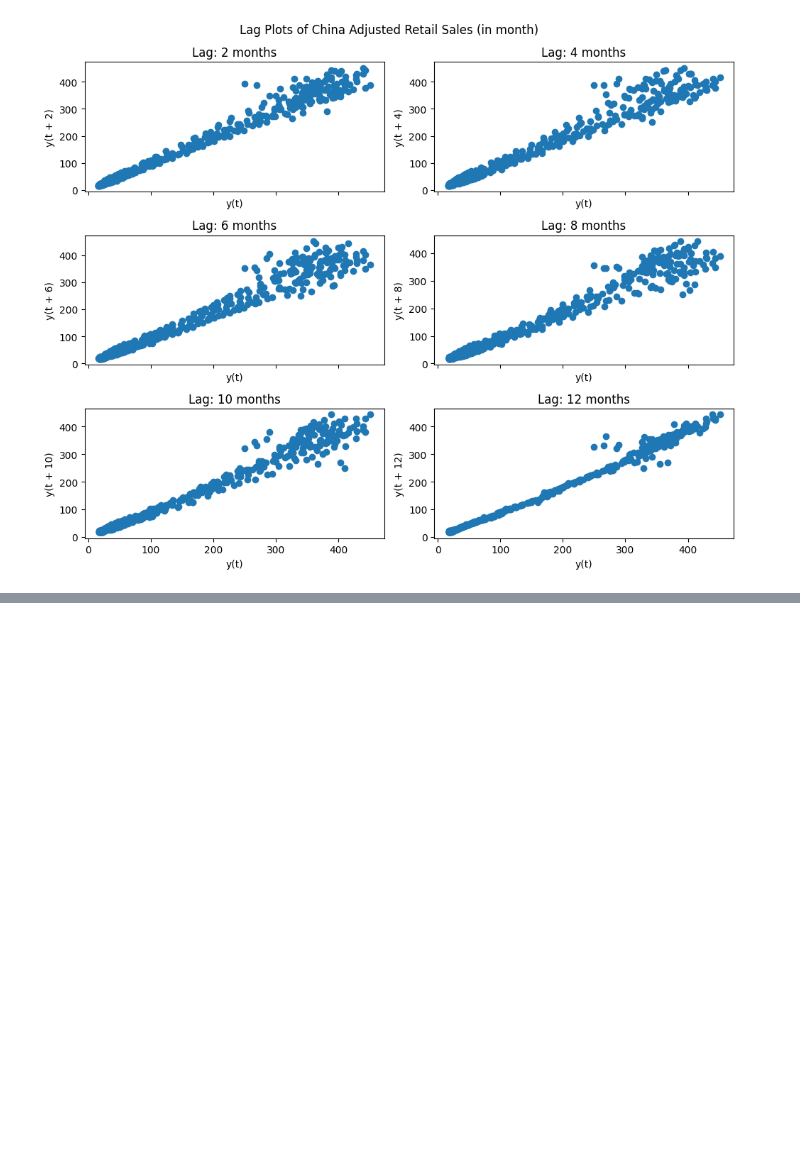
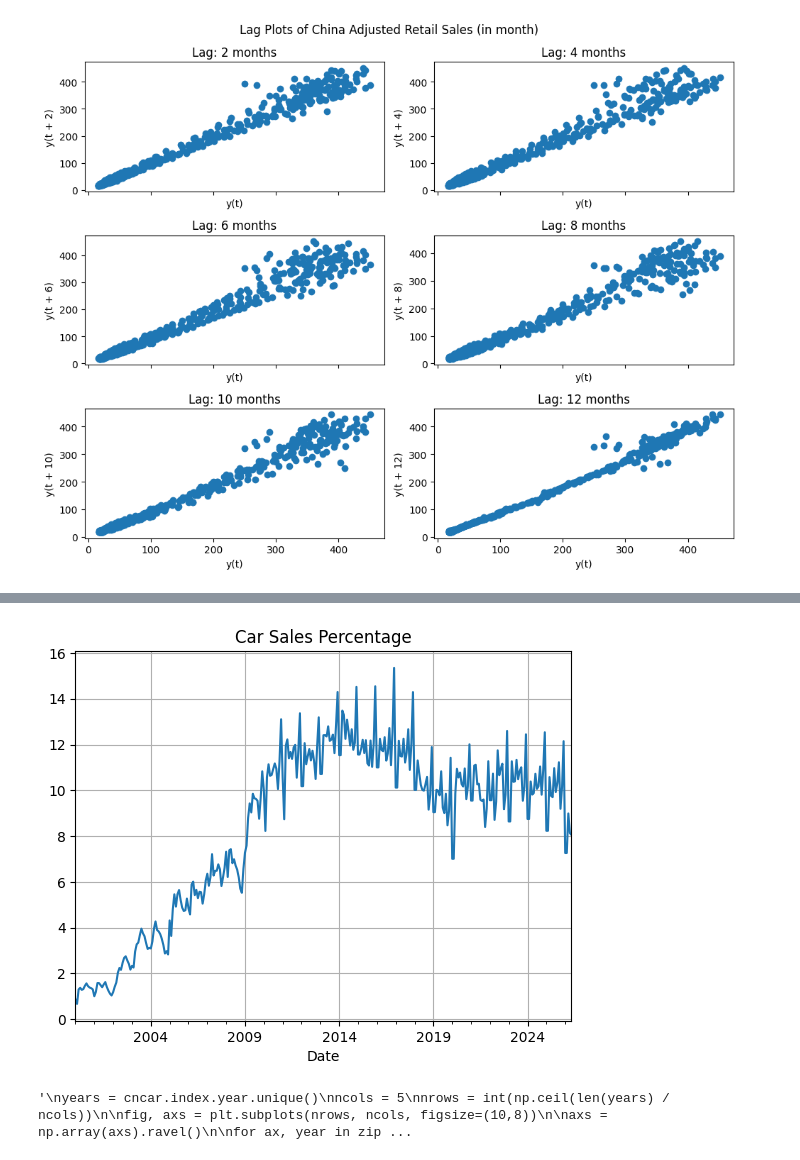
Before and after one commit to FlyingCuteCats/Freetime-Projects, a Jupyter notebook: China Retail Sales/Process.ipynb, the cells around one changed output, grey strips where cells are left out. Saved outputs shown, nothing was run; the diff lists cells and outputs as text; code cells hidden in the pictures; blank space fills up the shorter version.

```diff
--- a/China Retail Sales/Process.ipynb
+++ b/China Retail Sales/Process.ipynb
@@ -10,3 +10,4 @@ cnspe = pd.read_csv("CN Specific Catalogues.csv", date_format='%Y-%m-%d')
 
 cngen['Date'] = pd.to_datetime(cngen['Date'])
 cncpi['Date'] = pd.to_datetime(cncpi['Date'])
+cnspe['Date'] = pd.to_datetime(cnspe['Date'])
@@ -301,0 +357,7 @@ cn_ppi['Diff (C-O)'].plot(title='CPI-PPI Output')
+# %%
+cncar = cnspe[['Date', '汽车类商品零售类值当期值(亿元)', '汽车类商品零售类值累计值(亿元)', '汽车类商品零售类值同比增长(%)']]
+cncar = cncar.rename(columns={'汽车类商品零售类值当期值(亿元)': 'Car Sales (100M RMB)', '汽车类商品零售类值累计值(亿元)': 'Car Sales ToT (100m RMB)', '汽车类商品零售类值同比增长(%)': 'Car Sales YoY'})
+# %%
+cncar = fill_lunar_new_year_sales(cncar, sales_col='Car Sales (100M RMB)', cumulative_col='Car Sales ToT (100m RMB)')
+cncar = cncar.set_index('Date')
+cncar
@@ -301,0 +379,4 @@ cn_ppi['Diff (C-O)'].plot(title='CPI-PPI Output')
+# %%
+cncar = cncar.join(cnadj['Retail Sales (CNY 100M)'], how='left')
+cncar['Car Sales Percentage'] = cncar['Car Sales (100M RMB)']/cncar['Retail Sales (CNY 100M)']*100
+cncar
@@ -301,0 +398,36 @@ cn_ppi['Diff (C-O)'].plot(title='CPI-PPI Output')
+# %%
+cncar['Car Sales Percentage'].plot(title='Car Sales Percentage')
+plt.grid(which='major')
+# %% [output]
+[figure, added]
+# %%
+"""
+years = cncar.index.year.unique()
+ncols = 5
+nrows = int(np.ceil(len(years) / ncols))
+
+fig, axs = plt.subplots(nrows, ncols, figsize=(10,8))
+
+axs = np.array(axs).ravel()
+
+for ax, year in zip(axs, years):
+    data = cncar[cncar.index.year == year]
+
+    ax.scatter(
+        data['Retail Sales (CNY 100M)'],
+        data['Car Sales (100M RMB)']
+    )
+
+    ax.set_title(f"Year {year}")
+
+# Hide unused axes
+for ax in axs[len(years):]:
+    ax.set_visible(False)
+
+fig.supxlabel('Retail Sales (CNY 100M)')
+fig.supylabel('Car Sales (100M RMB)')
+plt.tight_layout()
+plt.show()
+"""
+# %% [output]
+'\nyears = cncar.index.year.unique()\nncols = 5\nnrows = int(np.ceil(len(years) / ncols))\n\nfig, axs = plt.subplots(nrows, ncols, figsize=(10,8))\n\naxs = np.array(axs).ravel()\n\nfor ax, year in zip ...
```
Also changed, not shown: parts of 24 cells of this notebook, 3 other files.
